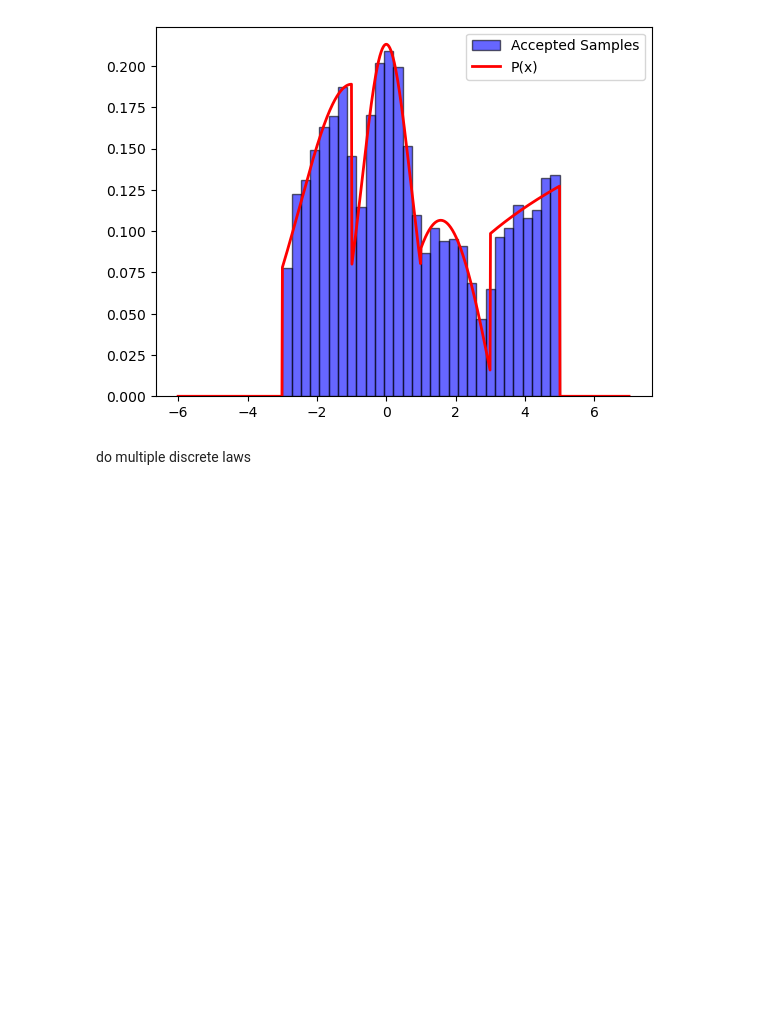
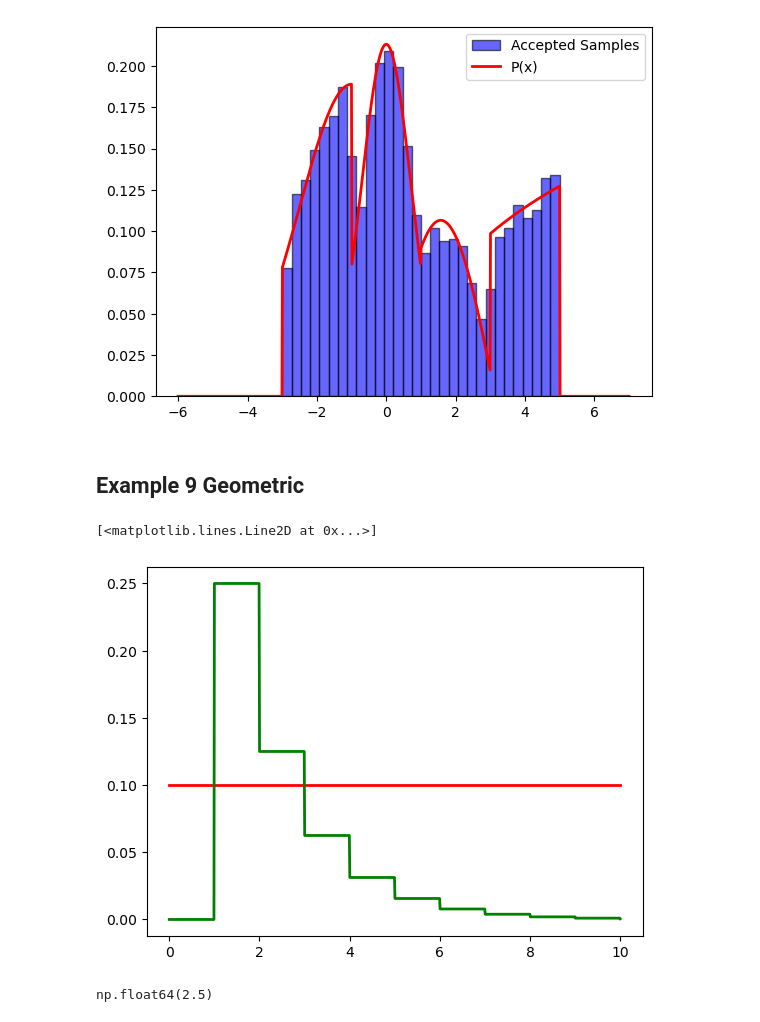
Before and after one commit to aayrapet/MC_simulations, a Jupyter notebook: reject_sampling.ipynb, the cells around one changed output. Cells and saved outputs as stored; diff of their text form; code cells hidden in the pictures; blank space fills up the shorter version.

Commit message:
discretereject

```diff
--- a/reject_sampling.ipynb
+++ b/reject_sampling.ipynb
@@ -527,6 +528,7 @@ plt.legend()
 # %%
 #implement algo
 samples = []
+q=0
 while len(samples) < 10000:
     U = np.random.uniform(0, 1, )
     V1 = np.random.uniform(-1, 1, )
@@ -535,5 +537,6 @@ while len(samples) < 10000:
     if S<=1:  # x sampled from normal using rejection and box muller , equivalently you can do this : # x=np.random.normal(0,1,1)[0].item() just with library
         x=V1*np.sqrt(-2 * np.log(S)/S)
         x=np.abs(x*np.sqrt(sigma2)+mu)#x>=0 only
+        q=q+1
         if U<=f(x,lam)/(M*g(x,mu,sigma2)):  # Accept-reject algo
            samples.append(x)
@@ -799,5 +806,42 @@ plt.legend()
 plt.show()
 # %% [output]
 [figure]
-# %% [markdown]
-do multiple discrete laws
+# %% [markdown]
+## **Example 9 Geometric**
+# %%
+def _f(x,p):
+    if x>=1:
+        return p*(1-p)**np.floor(x)
+    else:
+        return 0
+p=0.5
+f = np.vectorize(_f, otypes=[float])
+support = (0, 10)#attention!! limited support !!!
+number_observations = 1000
+support_x = np.linspace(support[0], support[1], number_observations)
+f_pdf=f(support_x,p)
+
+
+def _g(x,a,b):
+    if ((x<a) or (x>b)) :
+        return 0
+    else:
+        return 1/(b-a)
+
+# Define the function M as the maximum of the ratio f(x)/g(x,teta)
+g = np.vectorize(_g, otypes=[float])
+a=0
+b=10
+g_pdf = g(support_x,a,b)
+
+plt.plot(support_x, g_pdf, 'r-', lw=2,label="G(x)")  # Add label for legend
+# #
+plt.plot(support_x, f_pdf, 'g-', lw=2,label="F(x)")
+# %% [output]
+[<matplotlib.lines.Line2D at 0x...>]
+[figure, added]
+# %%
+M=np.max(f_pdf/g_pdf)
+M
+# %% [output]
+np.float64(2.5)
```
Also changed, not shown: parts of 19 cells of this notebook, 1 other file.
